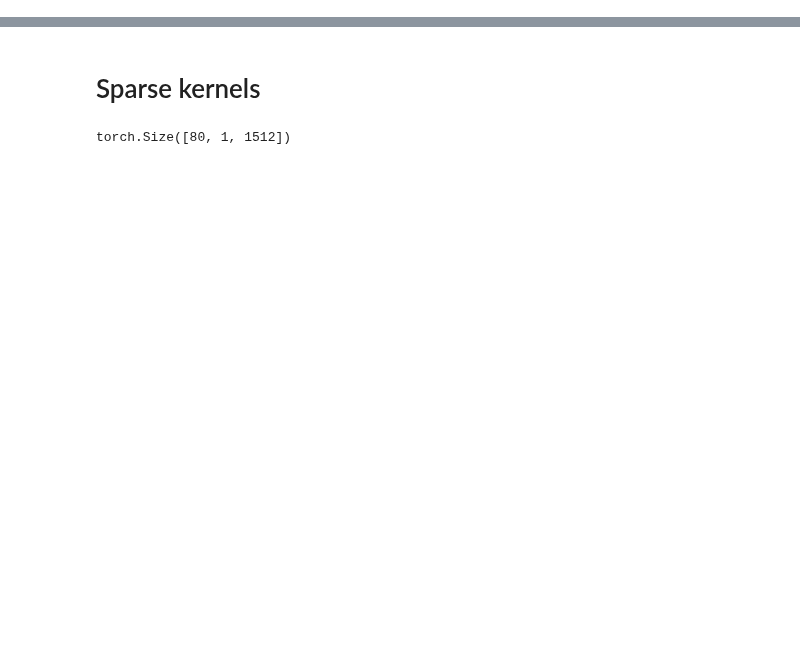
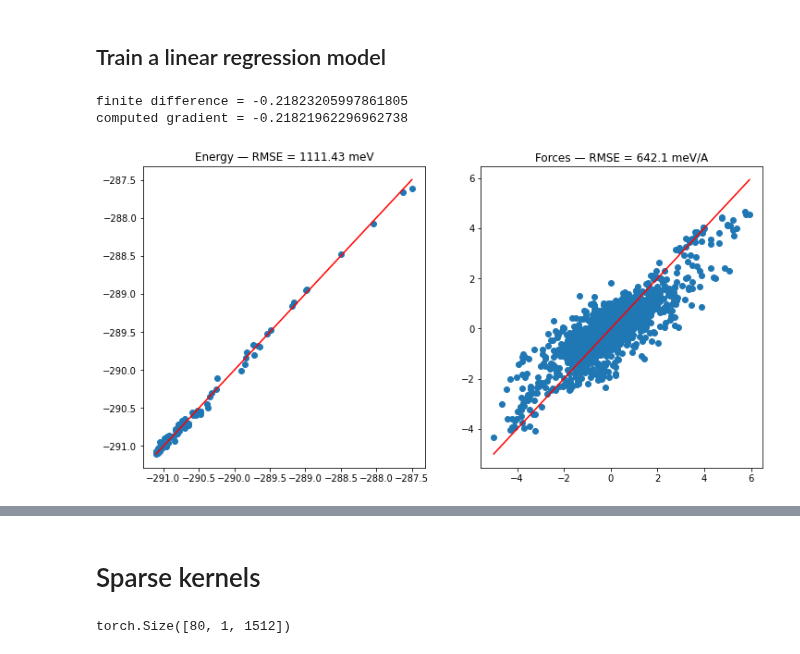
Before and after one commit to lab-cosmo/equistore-examples, a Jupyter notebook: gap-torch.ipynb, the cells around one changed output, grey strips where cells are left out. Saved outputs shown, nothing was run; the diff lists cells and outputs as text; code cells hidden in the pictures; blank space fills up the shorter version.

```diff
--- a/gap-torch.ipynb
+++ b/gap-torch.ipynb
@@ -401,0 +175,25 @@ parity_plot(test_energies, predicted.detach(), test_forces, predicted_forces)
+# %%
+train_spx = compute_spherical_expansion(training_frames)
+train_ps = compute_power_spectrum(train_spx)
+train_ps.sparse_to_features(['neighbor_species_1', 'neighbor_species_2'])
+train_ps.sparse_to_samples('center_species')
+
+
+test_spx = compute_spherical_expansion(testing_frames)
+test_ps = compute_power_spectrum(test_spx)
+test_ps.sparse_to_features(['neighbor_species_1', 'neighbor_species_2'])
+test_ps.sparse_to_samples('center_species')
+
+
+# train_spx_no_grad = compute_spherical_expansion(training_frames, gradients=False)
+# train_ps_no_grad = compute_power_spectrum(train_spx_no_grad)
+# train_ps_no_grad.sparse_to_features(['neighbor_species_1', 'neighbor_species_2'])
+# train_ps_no_grad.sparse_to_samples('center_species')
+
+
+# test_spx_no_grad = compute_spherical_expansion(testing_frames, gradients=False)
+# test_ps_no_grad = compute_power_spectrum(test_spx_no_grad)
+# test_ps_no_grad.sparse_to_features(['neighbor_species_1', 'neighbor_species_2'])
+# test_ps_no_grad.sparse_to_samples('center_species')
+# %% [markdown]
+## Train a linear regression model
@@ -401,0 +206,18 @@ parity_plot(test_energies, predicted.detach(), test_forces, predicted_forces)
+# %%
+check_finite_differences(model, testing_frames_np[0], delta=1e-6)
+# %% [output]
+finite difference = -0.21823205997861805
+computed gradient = -0.21821962296962738
+# %%
+predicted_energy, _ = model.predict(train_ps, with_forces=False)
+
+for frame in training_frames:
+    frame.positions.grad = None
+
+# we need retain_graph=True to retain the frame => ps part of the graph
+predicted_energy.backward(-torch.ones_like(predicted_energy), retain_graph=True)
+predicted_forces = torch.vstack([frame.positions.grad for frame in training_frames])
+
+parity_plot(train_energies, predicted_energy.detach(), train_forces, predicted_forces)
+# %% [output]
+[figure, added]
```
Also changed, not shown: parts of 53 cells of this notebook, 13 other files.
